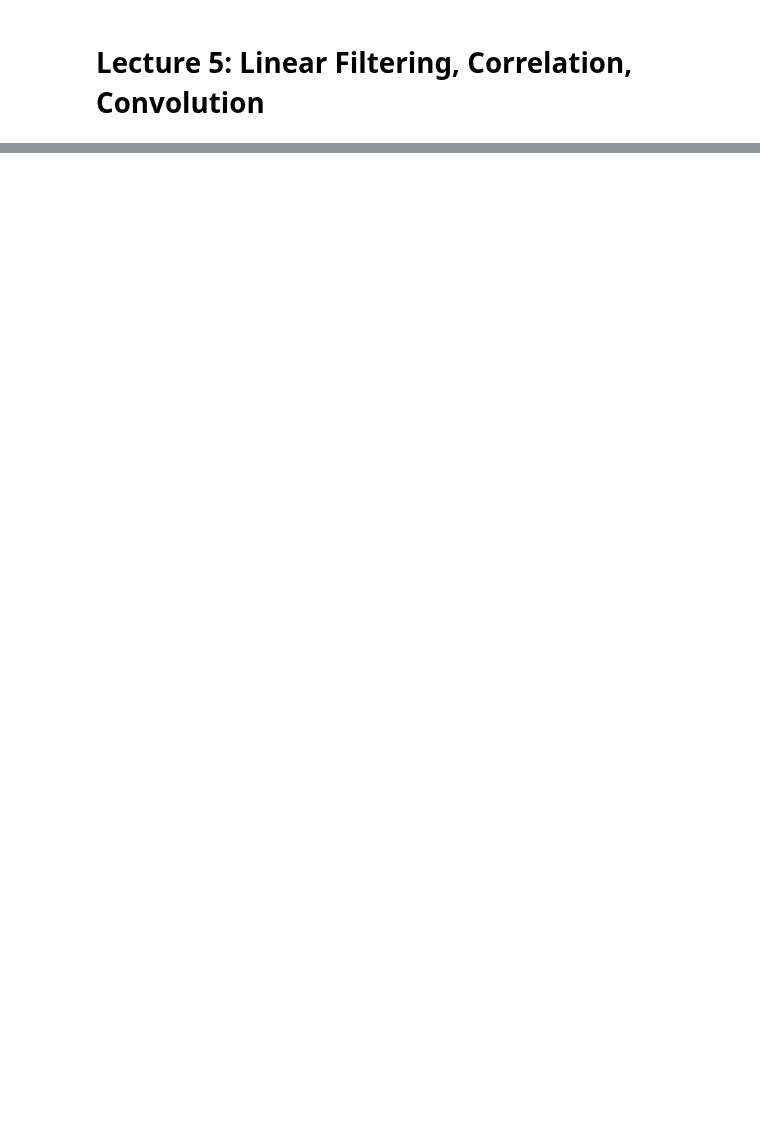
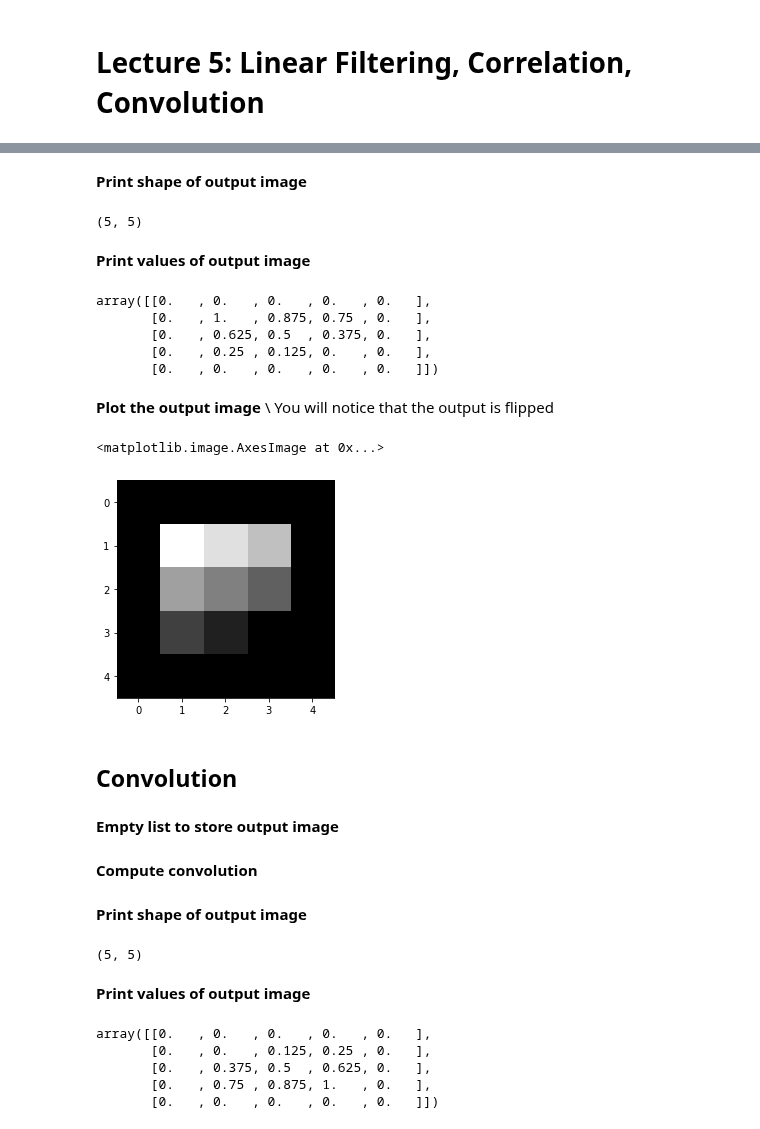
Before and after one commit to DL4CV-NPTEL/Deep-Learning-For-Computer-Vision, a Jupyter notebook: notebooks/Week_1/Week_1_Lecture_5.ipynb, the cells around one changed output, grey strips where cells are left out. Drawn from its saved outputs; the diff is of its cells as text; code cells hidden in the pictures; blank space fills up the shorter version.

```diff
--- a/notebooks/Week_1/Week_1_Lecture_5.ipynb
+++ b/notebooks/Week_1/Week_1_Lecture_5.ipynb
@@ -28,0 +87,36 @@ IPyDisplay.HTML(
+# %%
+for i in range(k,img.shape[0]-k):
+  temp = []
+  for j in range(k,img.shape[1]-k):
+    mat = img[i-k:i+k+1,j-k:j+k+1]
+    temp.append(np.sum(filter * mat))
+  corr_out.append(temp)
+# %% [markdown]
+**Print shape of output image**
+# %%
+corr_out = np.array(corr_out)
+corr_out.shape
+# %% [output]
+(5, 5)
+# %% [markdown]
+**Print values of output image**
+# %%
+corr_out
+# %% [output]
+array([[0.   , 0.   , 0.   , 0.   , 0.   ],
+       [0.   , 1.   , 0.875, 0.75 , 0.   ],
+       [0.   , 0.625, 0.5  , 0.375, 0.   ],
+       [0.   , 0.25 , 0.125, 0.   , 0.   ],
+       [0.   , 0.   , 0.   , 0.   , 0.   ]])
+# %% [markdown]
+**Plot the output image** \\
+You will notice that the output is flipped
+# %%
+plt.imshow(corr_out,cmap='gray')
+# %% [output]
+<matplotlib.image.AxesImage at 0x...>
+[figure, added]
+# %% [markdown]
+## Convolution
+# %% [markdown]
+**Empty list to store output image**
@@ -28,0 +125,2 @@ IPyDisplay.HTML(
+# %% [markdown]
+**Compute convolution**
@@ -28,0 +134,17 @@ IPyDisplay.HTML(
+# %% [markdown]
+**Print shape of output image**
+# %%
+conv_out = np.array(conv_out)
+conv_out.shape
+# %% [output]
+(5, 5)
+# %% [markdown]
+**Print values of output image**
+# %%
+conv_out
+# %% [output]
+array([[0.   , 0.   , 0.   , 0.   , 0.   ],
+       [0.   , 0.   , 0.125, 0.25 , 0.   ],
+       [0.   , 0.375, 0.5  , 0.625, 0.   ],
+       [0.   , 0.75 , 0.875, 1.   , 0.   ],
+       [0.   , 0.   , 0.   , 0.   , 0.   ]])
```
Also changed, not shown: parts of 21 cells of this notebook.
